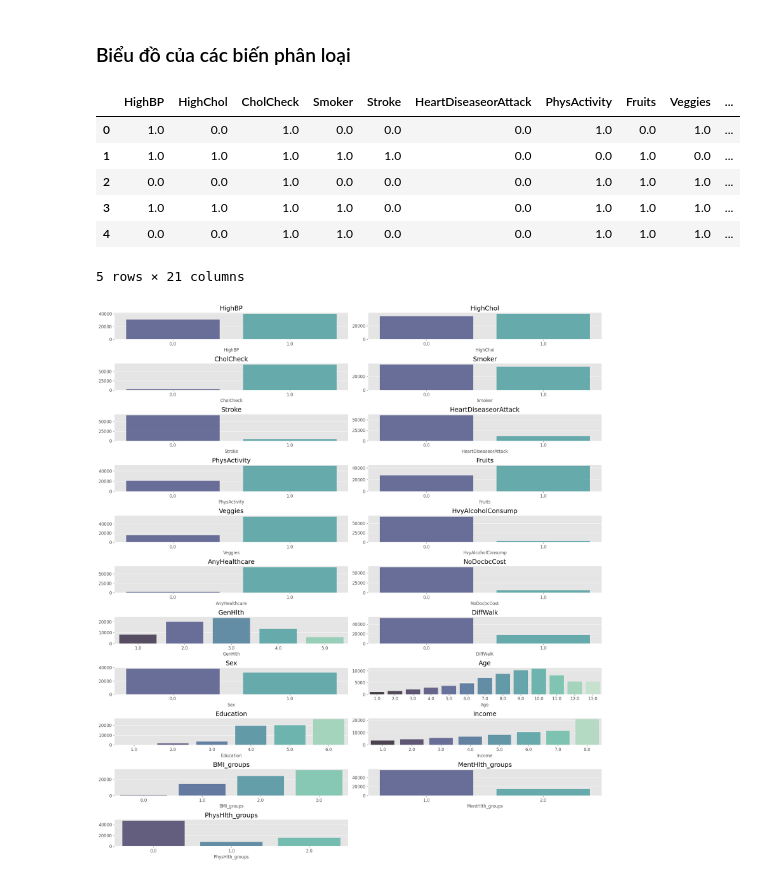
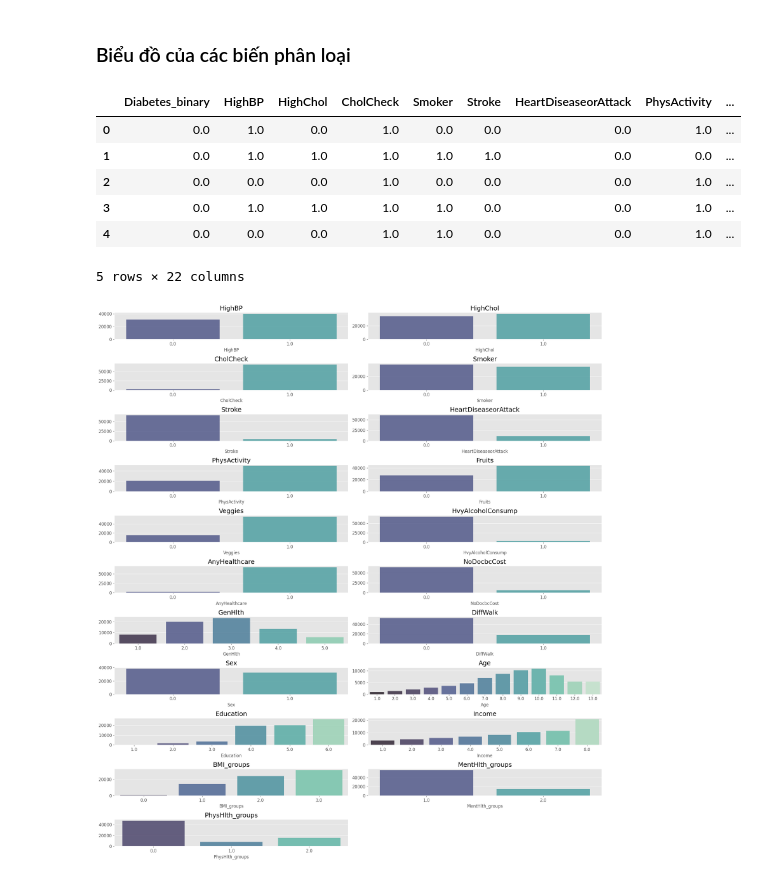
Before and after one commit to mylinh030203/AI, a Jupyter notebook: Analysis_and_Prediction_Type_2_Diabetes.ipynb, the cells around one changed output. Saved outputs shown, nothing was run; the diff lists cells and outputs as text; code cells hidden in the pictures.

```diff
--- a/Analysis_and_Prediction_Type_2_Diabetes.ipynb
+++ b/Analysis_and_Prediction_Type_2_Diabetes.ipynb
@@ -278,14 +278,17 @@ plt.show()  # Hiển thị biểu đồ
 # %%
 datanew = data.drop(['BMI', 'MentHlth', 'PhysHlth', 'Diabetes_binary'], axis=1)
 datanew.head()
+
+data_new = data.drop(['BMI', 'MentHlth', 'PhysHlth'], axis=1)
+data_new.head()
 # %% [output]
-|  | HighBP | HighChol | CholCheck | Smoker | Stroke | HeartDiseaseorAttack | PhysActivity | Fruits | Veggies | ... |
-| 0 | 1.0 | 0.0 | 1.0 | 0.0 | 0.0 | 0.0 | 1.0 | 0.0 | 1.0 | ... |
-| 1 | 1.0 | 1.0 | 1.0 | 1.0 | 1.0 | 0.0 | 0.0 | 1.0 | 0.0 | ... |
-| 2 | 0.0 | 0.0 | 1.0 | 0.0 | 0.0 | 0.0 | 1.0 | 1.0 | 1.0 | ... |
-| 3 | 1.0 | 1.0 | 1.0 | 1.0 | 0.0 | 0.0 | 1.0 | 1.0 | 1.0 | ... |
-| 4 | 0.0 | 0.0 | 1.0 | 1.0 | 0.0 | 0.0 | 1.0 | 1.0 | 1.0 | ... |
+|  | Diabetes_binary | HighBP | HighChol | CholCheck | Smoker | Stroke | HeartDiseaseorAttack | PhysActivity | ... |
+| 0 | 0.0 | 1.0 | 0.0 | 1.0 | 0.0 | 0.0 | 0.0 | 1.0 | ... |
+| 1 | 0.0 | 1.0 | 1.0 | 1.0 | 1.0 | 1.0 | 0.0 | 0.0 | ... |
+| 2 | 0.0 | 0.0 | 0.0 | 1.0 | 0.0 | 0.0 | 0.0 | 1.0 | ... |
+| 3 | 0.0 | 1.0 | 1.0 | 1.0 | 1.0 | 0.0 | 0.0 | 1.0 | ... |
+| 4 | 0.0 | 0.0 | 0.0 | 1.0 | 1.0 | 0.0 | 0.0 | 1.0 | ... |
-5 rows × 21 columns
+5 rows × 22 columns
 # %%
 
 num_plot = len(datanew.columns)
```
Also changed, not shown: parts of 3 cells of this notebook.
